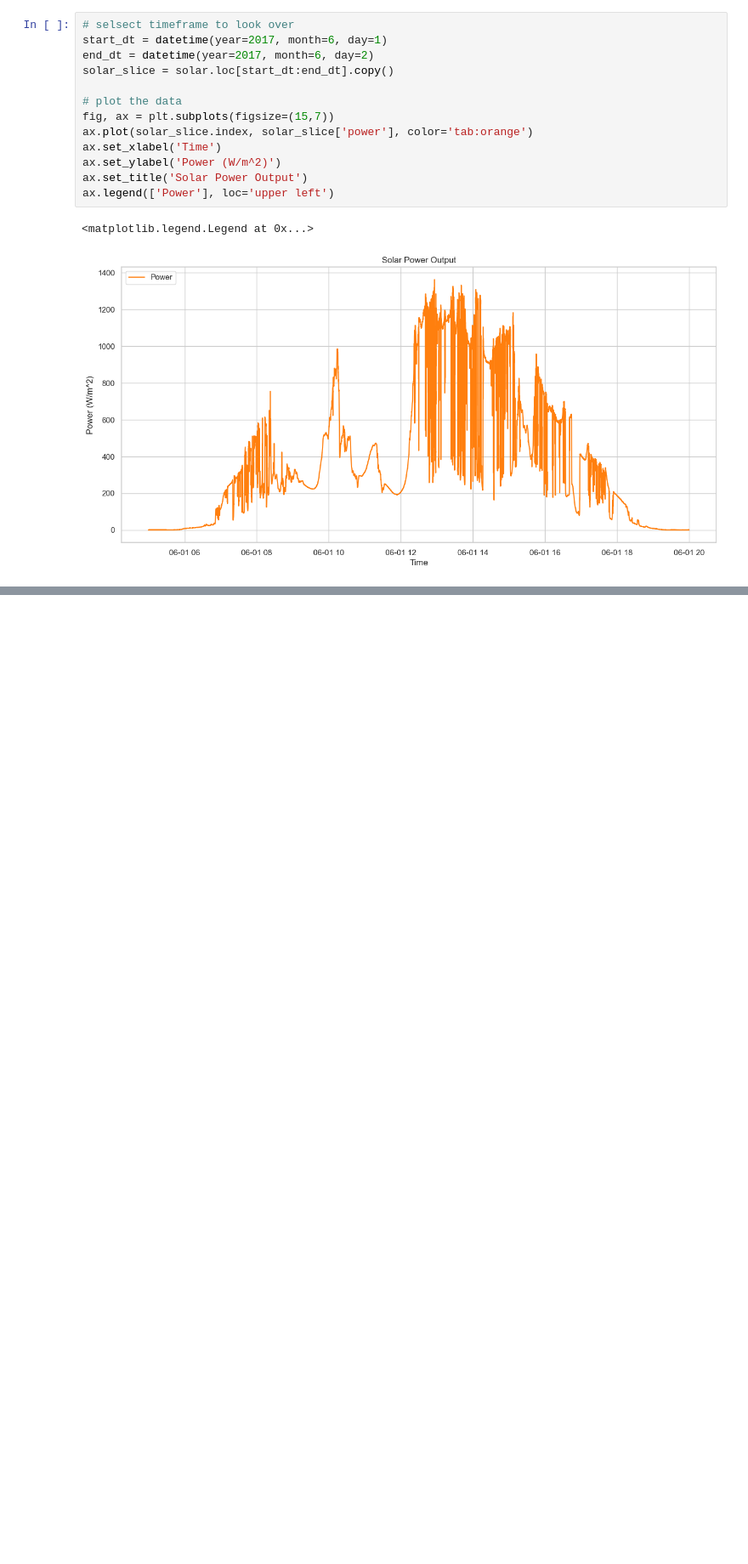
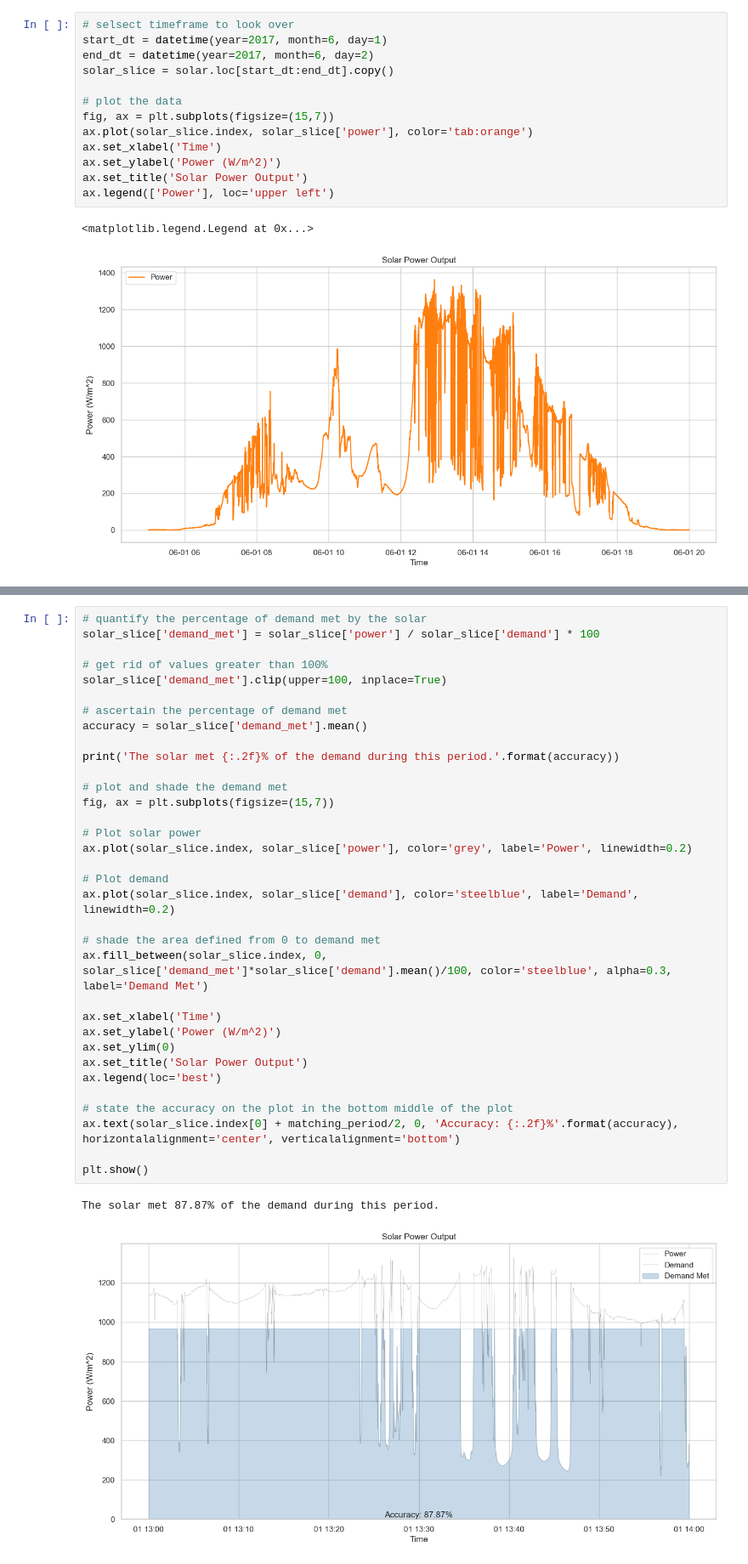
Before and after one commit to tennisnuts/P90-Explainer, a Jupyter notebook: P90-analysis-walkthrough.ipynb, the cells around one changed output, grey strips where cells are left out. Shown at 85% size. Cells and saved outputs as stored; diff of their text form; blank space fills up the shorter version.

Commit message:
filled in the demand met graph

```diff
--- a/P90-analysis-walkthrough.ipynb
+++ b/P90-analysis-walkthrough.ipynb
@@ -119,0 +129,37 @@ plt.show()
+# %%
+# quantify the percentage of demand met by the solar
+solar_slice['demand_met'] = solar_slice['power'] / solar_slice['demand'] * 100
+
+# get rid of values greater than 100%
+solar_slice['demand_met'].clip(upper=100, inplace=True)
+
+# ascertain the percentage of demand met
+accuracy = solar_slice['demand_met'].mean()
+
+print('The solar met {:.2f}% of the demand during this period.'.format(accuracy))
+
+# plot and shade the demand met
+fig, ax = plt.subplots(figsize=(15,7))
+
+# Plot solar power
+ax.plot(solar_slice.index, solar_slice['power'], color='grey', label='Power', linewidth=0.2)
+
+# Plot demand
+ax.plot(solar_slice.index, solar_slice['demand'], color='steelblue', label='Demand', linewidth=0.2)
+
+# shade the area defined from 0 to demand met
+ax.fill_between(solar_slice.index, 0, solar_slice['demand_met']*solar_slice['demand'].mean()/100, color='steelblue', alpha=0.3, label='Demand Met')
+
+ax.set_xlabel('Time')
+ax.set_ylabel('Power (W/m^2)')
+ax.set_ylim(0)
+ax.set_title('Solar Power Output')
+ax.legend(loc='best')
+
+# state the accuracy on the plot in the bottom middle of the plot
+ax.text(solar_slice.index[0] + matching_period/2, 0, 'Accuracy: {:.2f}%'.format(accuracy), horizontalalignment='center', verticalalignment='bottom')
+
+plt.show()
+# %% [output]
+The solar met 87.87% of the demand during this period.
+[figure, added]
```
Also changed, not shown: parts of 6 cells of this notebook.
